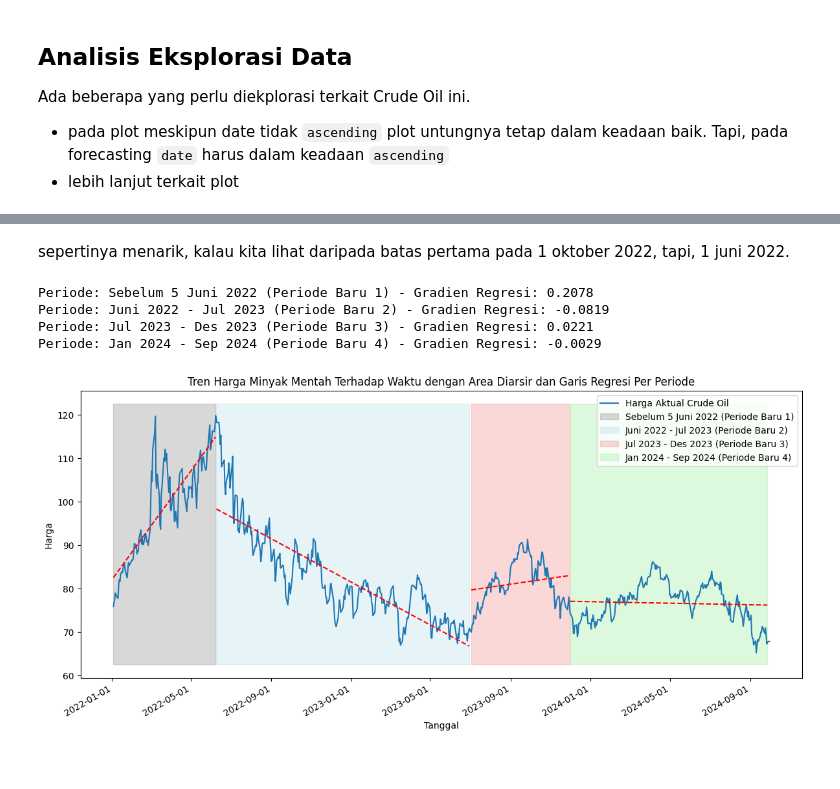
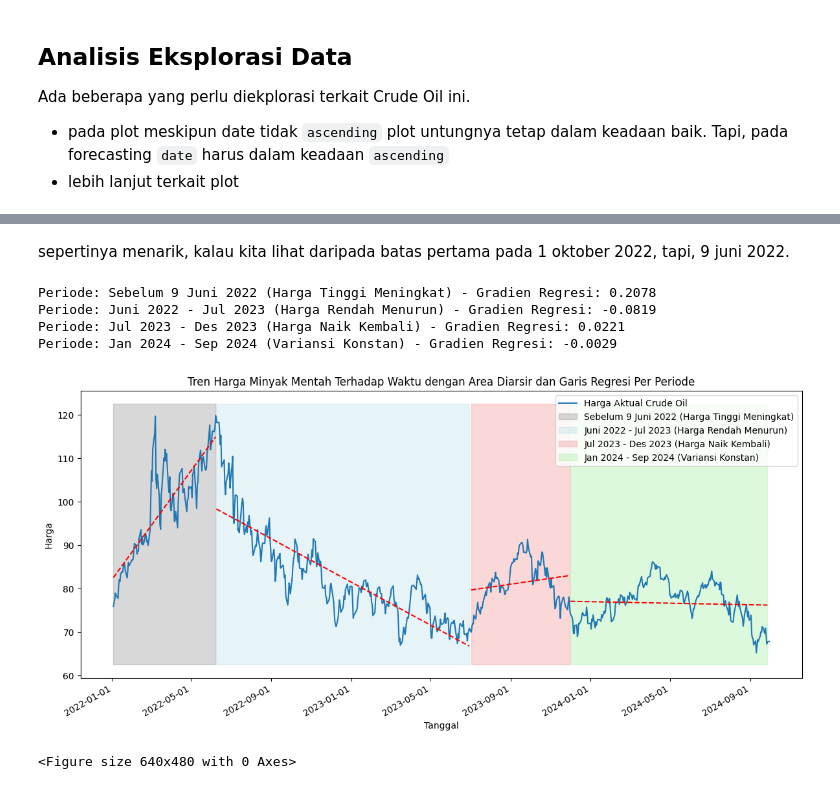
Before and after one commit to zakizulham/proyek-peramalan-global-comodity-price-september-2024, a Jupyter notebook: notebooks/1_EDA.ipynb, the cells around one changed output, grey strips where cells are left out. Cells and saved outputs as stored; diff of their text form; code cells hidden in the pictures.

Commit message:
Notebooks cukup untuk dikumpulkan

```diff
--- a/notebooks/1_EDA.ipynb
+++ b/notebooks/1_EDA.ipynb
@@ -48,4 +54,8 @@ dataset_newcastleCoal = pd.read_csv(base_url + "Newcastle_Coal.csv", parse_dates
 dataset_palmOil = pd.read_csv(base_url + "Palm_Oil.csv", parse_dates=['date'])
 dataset_USSugar = pd.read_csv(base_url + "US_Sugar_11.csv", parse_dates=['date'])
 dataset_USWheat = pd.read_csv(base_url + "US_Wheat.csv", parse_dates=['date'])
+# %%
+# arahkan direktori output
+output_dir = '../output/media/EDA'
+os.makedirs(output_dir, exist_ok=True)
 # %% [markdown]
@@ -350,13 +297,6 @@ Periode: Jan 2024 - Sep 2024 (Variansi Konstan) - Gradien Regresi: -0.0029
 # %% [markdown]
-sepertinya menarik, kalau kita lihat daripada batas pertama pada 1 oktober 2022, tapi, 1 juni 2022.
+sepertinya menarik, kalau kita lihat daripada batas pertama pada 1 oktober 2022, tapi, 9 juni 2022.
 # %%
-import pandas as pd
-import matplotlib.pyplot as plt
-import seaborn as sns
-import numpy as np
-from sklearn.linear_model import LinearRegression
-import matplotlib.dates as mdates
-
 # Definisikan tanggal batas untuk setiap periode
 date_boundary_1 = pd.to_datetime('2022-06-9')
 date_boundary_2 = pd.to_datetime('2023-07-01')
@@ -365,10 +305,10 @@ date_boundary_4 = pd.to_datetime('2024-09-30')
 
 # Buat daftar periode dan labelnya
 periods = [
-    (dataset_crudeOil['date'].min(), date_boundary_1, 'gray', 'Sebelum 5 Juni 2022 (Periode Baru 1)'), # Sesuaikan label
-    (date_boundary_1, date_boundary_2, 'lightblue', 'Juni 2022 - Jul 2023 (Periode Baru 2)'), # Sesuaikan label
-    (date_boundary_2, date_boundary_3, 'lightcoral', 'Jul 2023 - Des 2023 (Periode Baru 3)'), # Tetap sama
-    (date_boundary_3, date_boundary_4, 'lightgreen', 'Jan 2024 - Sep 2024 (Periode Baru 4)') # Tetap sama
+    (dataset_crudeOil['date'].min(), date_boundary_1, 'gray', 'Sebelum 9 Juni 2022 (Harga Tinggi Meningkat)'),
+    (date_boundary_1, date_boundary_2, 'lightblue', 'Juni 2022 - Jul 2023 (Harga Rendah Menurun)'),
+    (date_boundary_2, date_boundary_3, 'lightcoral', 'Jul 2023 - Des 2023 (Harga Naik Kembali)'),
+    (date_boundary_3, date_boundary_4, 'lightgreen', 'Jan 2024 - Sep 2024 (Variansi Konstan)')
 ]
 
 # Plot dengan area diarsir dan garis regresi per periode
@@ -394,43 +334,44 @@ for start_date, end_date, color, label in periods:
         # Siapkan data untuk regresi linier
         X_period = period_data[['days_since_period_start']].values
         y_period = period_data['price'].values
 
         # Lakukan regresi linier
         model_period = LinearRegression()
         model_period.fit(X_period, y_period)
 
         # Prediksi harga untuk periode ini
         predictions_period = model_period.predict(X_period)
 
         # Plot garis regresi untuk periode ini
-        plt.plot(period_data['date'], predictions_period, color='red', linestyle='--') # Gunakan warna yang berbeda atau gaya garis untuk membedakan
+        plt.plot(period_data['date'], predictions_period, color='red', linestyle='--')
 
-        # Opsional: Cetak gradien untuk setiap periode
+        # Cetak gradien untuk setiap periode
         slope_period = model_period.coef_[0]
         print(f"Periode: {label} - Gradien Regresi: {slope_period:.4f}")
 
 
-# Tambahkan judul dan label
+# Tambahkan keterangan plot
 plt.title('Tren Harga Minyak Mentah Terhadap Waktu dengan Area Diarsir dan Garis Regresi Per Periode')
 plt.xlabel('Tanggal')
 plt.ylabel('Harga')
-
-# Tambahkan legenda dan atur posisinya
 plt.legend(loc='upper right')
-
-# Atur tata letak agar label tidak tumpang tindih
 plt.tight_layout()
 
 # Pastikan label sumbu x menampilkan tanggal dengan benar
 plt.gca().xaxis.set_major_formatter(mdates.DateFormatter('%Y-%m-%d'))
 plt.gca().xaxis.set_major_locator(mdates.AutoDateLocator())
-plt.gcf().autofmt_xdate() # Otomatis mengatur format tanggal
+plt.gcf().autofmt_xdate()
 
 # Tampilkan plot
 plt.show()
+
+
+# Simpan
+plt.savefig(os.path.join(output_dir, 'tren_harga_crude_oil_terhadap_waktu_area_diarsir_garis_regresi_2.png'))
 # %% [output]
-Periode: Sebelum 5 Juni 2022 (Periode Baru 1) - Gradien Regresi: 0.2078
-Periode: Juni 2022 - Jul 2023 (Periode Baru 2) - Gradien Regresi: -0.0819
-Periode: Jul 2023 - Des 2023 (Periode Baru 3) - Gradien Regresi: 0.0221
-Periode: Jan 2024 - Sep 2024 (Periode Baru 4) - Gradien Regresi: -0.0029
+Periode: Sebelum 9 Juni 2022 (Harga Tinggi Meningkat) - Gradien Regresi: 0.2078
+Periode: Juni 2022 - Jul 2023 (Harga Rendah Menurun) - Gradien Regresi: -0.0819
+Periode: Jul 2023 - Des 2023 (Harga Naik Kembali) - Gradien Regresi: 0.0221
+Periode: Jan 2024 - Sep 2024 (Variansi Konstan) - Gradien Regresi: -0.0029
-[figure, old version]
+[figure, new version]
+<Figure size 640x480 with 0 Axes>
```
Also changed, not shown: parts of 31 cells of this notebook, 6 other files.
